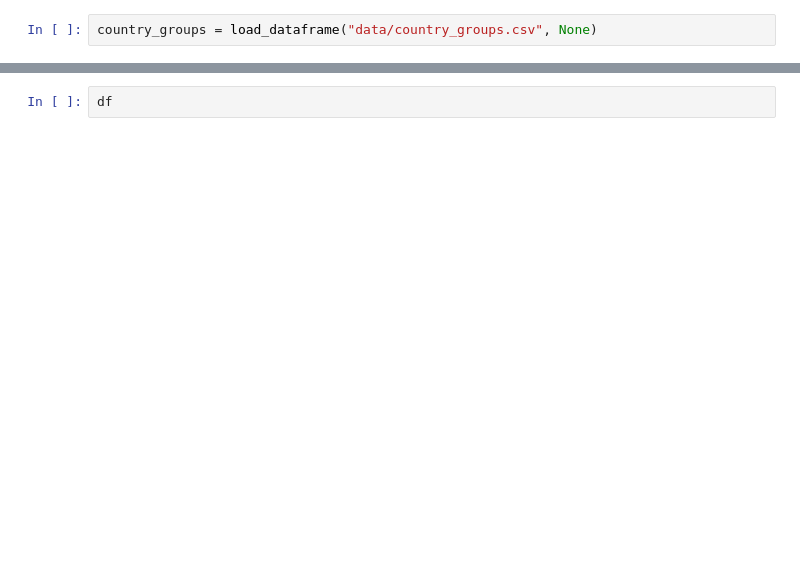
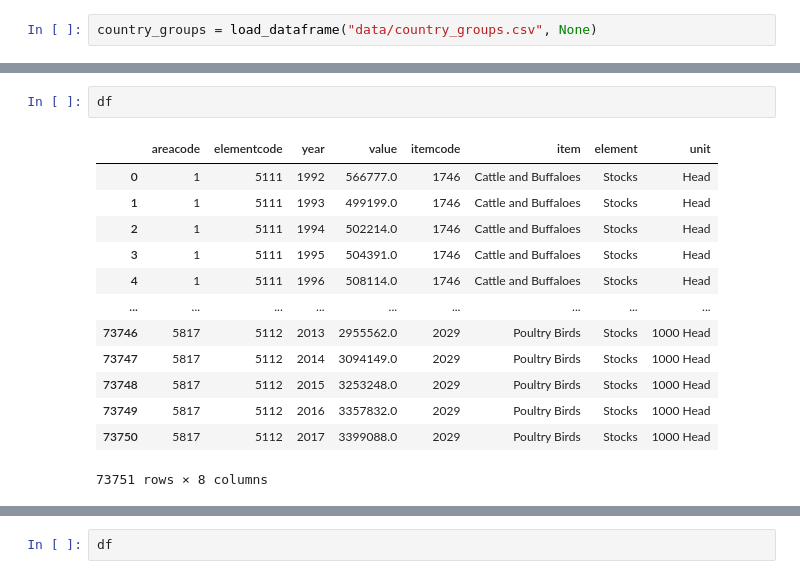
Before and after one commit to ChatPerche/ADA_Project, a Jupyter notebook: CSV_cleaning.ipynb, the cells around one changed output, grey strips where cells are left out. Saved outputs shown, nothing was run; the diff lists cells and outputs as text; blank space fills up the shorter version.

```diff
--- a/CSV_cleaning.ipynb
+++ b/CSV_cleaning.ipynb
@@ -73,3 +79,19 @@ array(['Ammonia (NH3) emissions from agriculture'], dtype=object)
+# %%
+df
+# %% [output]
+|  | areacode | elementcode | year | value | itemcode | item | element | unit |
+| 0 | 1 | 5111 | 1992 | 566777.0 | 1746 | Cattle and Buffaloes | Stocks | Head |
+| 1 | 1 | 5111 | 1993 | 499199.0 | 1746 | Cattle and Buffaloes | Stocks | Head |
+| 2 | 1 | 5111 | 1994 | 502214.0 | 1746 | Cattle and Buffaloes | Stocks | Head |
+| 3 | 1 | 5111 | 1995 | 504391.0 | 1746 | Cattle and Buffaloes | Stocks | Head |
+| 4 | 1 | 5111 | 1996 | 508114.0 | 1746 | Cattle and Buffaloes | Stocks | Head |
+| ... | ... | ... | ... | ... | ... | ... | ... | ... |
+| 73746 | 5817 | 5112 | 2013 | 2955562.0 | 2029 | Poultry Birds | Stocks | 1000 Head |
+| 73747 | 5817 | 5112 | 2014 | 3094149.0 | 2029 | Poultry Birds | Stocks | 1000 Head |
+| 73748 | 5817 | 5112 | 2015 | 3253248.0 | 2029 | Poultry Birds | Stocks | 1000 Head |
+| 73749 | 5817 | 5112 | 2016 | 3357832.0 | 2029 | Poultry Birds | Stocks | 1000 Head |
+| 73750 | 5817 | 5112 | 2017 | 3399088.0 | 2029 | Poultry Birds | Stocks | 1000 Head |
+73751 rows × 8 columns
 # %%
 df[['elementcode', 'element', 'unit']].drop_duplicates()
 # %% [output]
```
Also changed, not shown: parts of 7 cells of this notebook, 6 other files.
